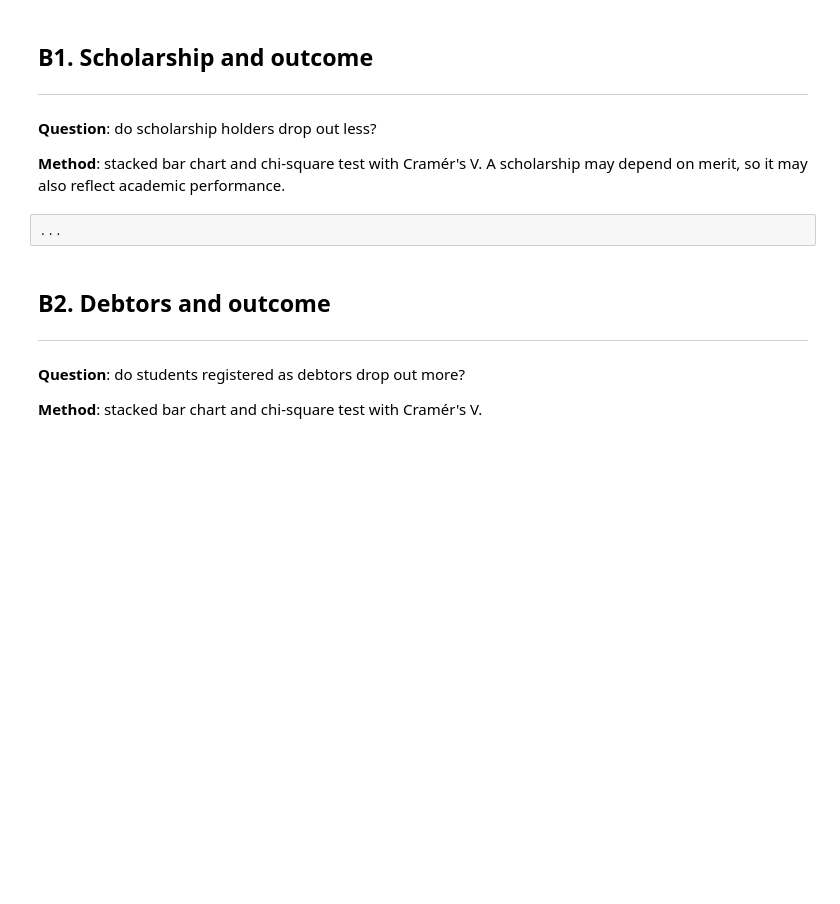
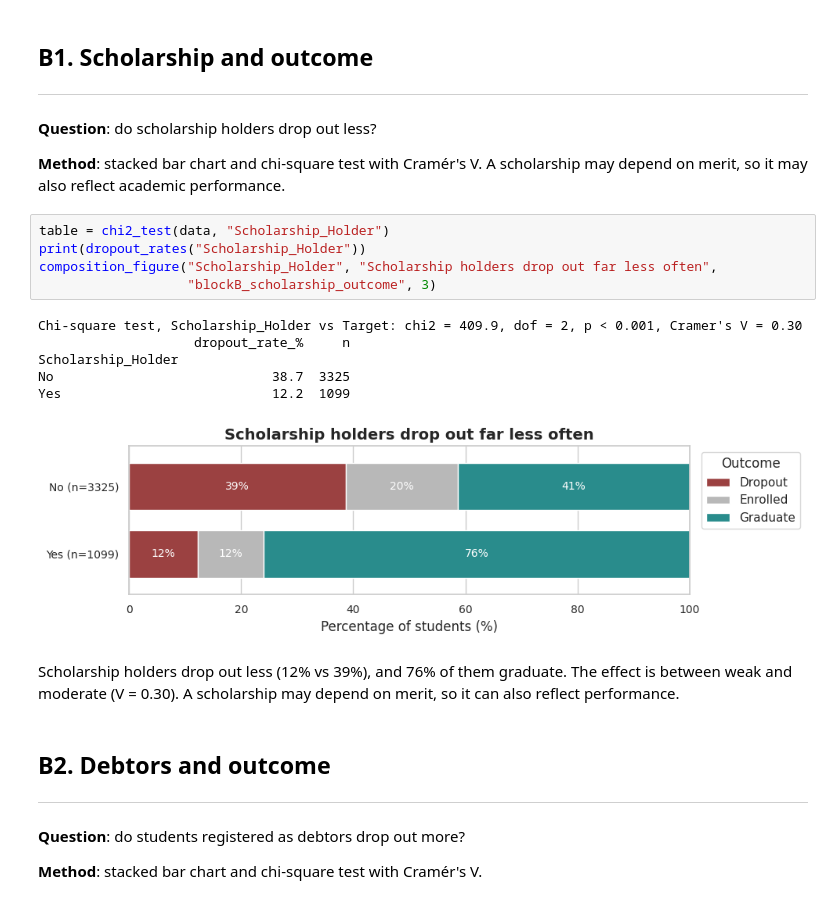
Before and after one commit to Martazzz/dropout_rate_academic_success, a Jupyter notebook: notebooks/02_blocks_A_B.ipynb, the cells around one changed output. Saved outputs shown, nothing was run; the diff lists cells and outputs as text; blank space fills up the shorter version.

```diff
--- a/notebooks/02_blocks_A_B.ipynb
+++ b/notebooks/02_blocks_A_B.ipynb
@@ -193,8 +249,20 @@ comments...
 **Question**: do scholarship holders drop out less?
 
 **Method**: stacked bar chart and chi-square test with Cramér's V. A scholarship may depend on merit, so it may also reflect academic performance.
-# %%
-...
+# %%
+table = chi2_test(data, "Scholarship_Holder")
+print(dropout_rates("Scholarship_Holder"))
+composition_figure("Scholarship_Holder", "Scholarship holders drop out far less often",
+                   "blockB_scholarship_outcome", 3)
+# %% [output]
+Chi-square test, Scholarship_Holder vs Target: chi2 = 409.9, dof = 2, p < 0.001, Cramer's V = 0.30
+                    dropout_rate_%     n
+Scholarship_Holder
+No                            38.7  3325
+Yes                           12.2  1099
+[figure, added]
+# %% [markdown]
+Scholarship holders drop out less (12% vs 39%), and 76% of them graduate. The effect is between weak and moderate (V = 0.30). A scholarship may depend on merit, so it can also reflect performance.
 # %% [markdown]
 ## B2. Debtors and outcome
 ---
```
Also changed, not shown: parts of 24 cells of this notebook.
